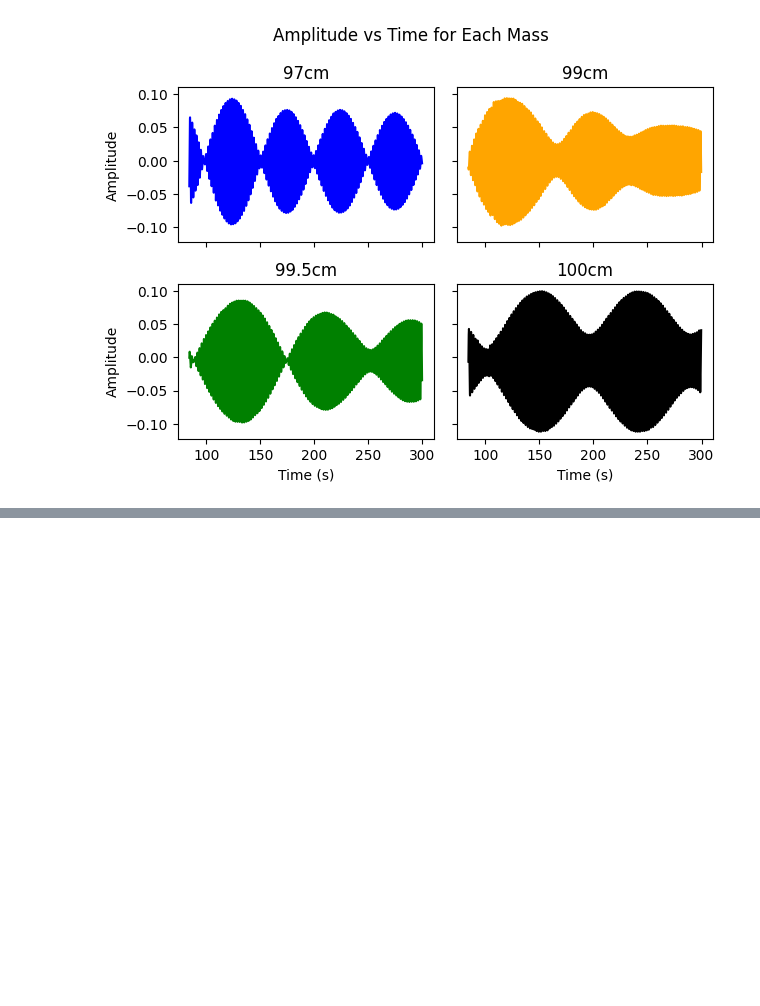
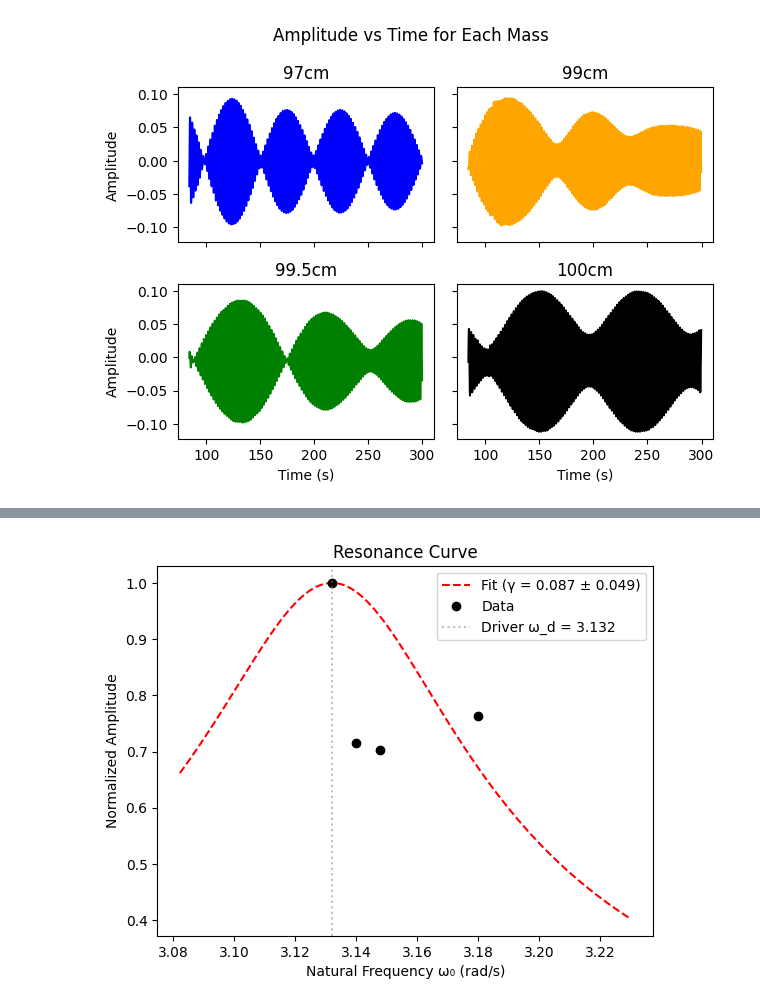
Before and after one commit to kij1n/physics-data-analysis, a Jupyter notebook: sessions/session4.ipynb, the cells around one changed output, grey strips where cells are left out. Cells and saved outputs as stored; diff of their text form; code cells hidden in the pictures; blank space fills up the shorter version.

```diff
--- a/sessions/session4.ipynb
+++ b/sessions/session4.ipynb
@@ -68,0 +108,24 @@ Gamma: 0.2328 ± 0.1454
+# %%
+def resonance_norm(omega_d, omega_i, omega_i_max_A, gamma):
+    numerator = (omega_i_max_A**2 - omega_d**2)**2 + (gamma * omega_d)**2
+    denominator = (omega_i**2 - omega_d**2)**2 + (gamma * omega_d)**2
+    return np.sqrt(numerator / denominator)
+# %%
+A_norm = A / A.max()
+omega_0 = np.sqrt(g / L)
+omega_d = np.sqrt(g / L_d)
+omega_0_max = omega_0[A.argmax()]
+
+omega_range = np.linspace(omega_0.min() - 0.05, omega_0.max() + 0.05, 400)
+fit_vals = resonance_norm(omega_d, omega_range, omega_0_max, gamma)
+
+plt.plot(omega_range, fit_vals, 'r--', label=f'Fit (γ = {gamma:.3f} ± {err:.3f})')
+plt.plot(omega_0, A_norm, 'ko', label='Data')
+plt.axvline(omega_d, color='gray', linestyle=':', alpha=0.5, label=f'Driver ω_d = {omega_d:.3f}')
+plt.xlabel('Natural Frequency ω₀ (rad/s)')
+plt.ylabel('Normalized Amplitude')
+plt.title('Resonance Curve')
+plt.legend()
+plt.show()
+# %% [output]
+[figure, added]
```
Also changed, not shown: parts of 3 cells of this notebook, 2 other files.
